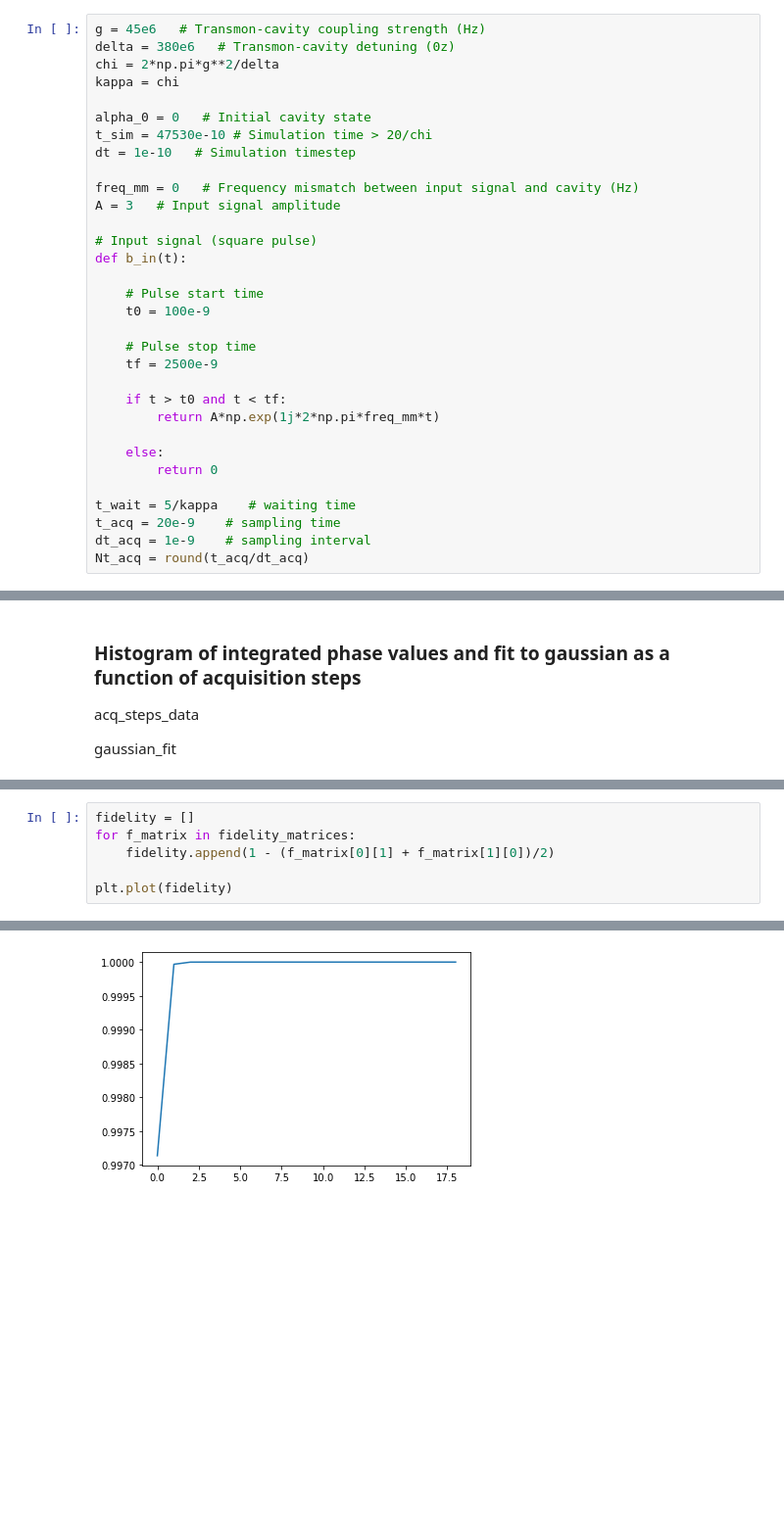
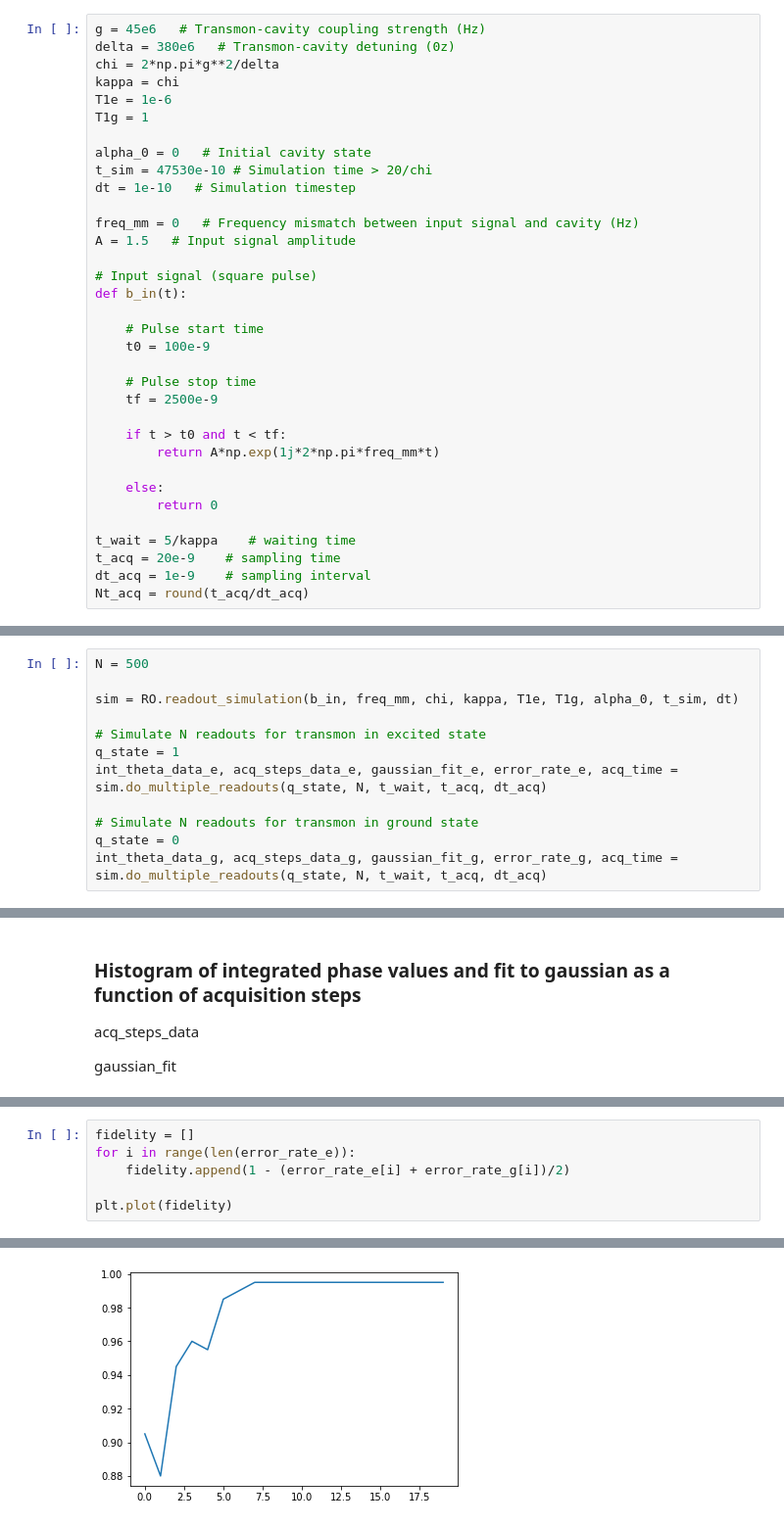
Before and after one commit to fernandovldrs/qcrew-readout, a Jupyter notebook: readout_optimization.ipynb, the cells around one changed output, grey strips where cells are left out. Shown at 98% size. Drawn from its saved outputs; the diff is of its cells as text; blank space fills up the shorter version.

Commit message:
added transmon relaxation

```diff
--- a/readout_optimization.ipynb
+++ b/readout_optimization.ipynb
@@ -15,13 +15,15 @@ g = 45e6   # Transmon-cavity coupling strength (Hz)
 delta = 380e6   # Transmon-cavity detuning (0z)
 chi = 2*np.pi*g**2/delta
 kappa = chi
+T1e = 1e-6
+T1g = 1
 
 alpha_0 = 0   # Initial cavity state
 t_sim = 47530e-10 # Simulation time > 20/chi
 dt = 1e-10   # Simulation timestep
 
 freq_mm = 0   # Frequency mismatch between input signal and cavity (Hz)
-A = 3   # Input signal amplitude
+A = 1.5   # Input signal amplitude
 
 # Input signal (square pulse)
 def b_in(t):
@@ -51,0 +83,12 @@ int_theta_data, acq_steps_data, gaussian_fit, fidelity_matrices, acq_time = sim.
+# %%
+N = 500
+
+sim = RO.readout_simulation(b_in, freq_mm, chi, kappa, T1e, T1g, alpha_0, t_sim, dt)
+
+# Simulate N readouts for transmon in excited state
+q_state = 1
+int_theta_data_e, acq_steps_data_e, gaussian_fit_e, error_rate_e, acq_time = sim.do_multiple_readouts(q_state, N, t_wait, t_acq, dt_acq)
+
+# Simulate N readouts for transmon in ground state
+q_state = 0
+int_theta_data_g, acq_steps_data_g, gaussian_fit_g, error_rate_g, acq_time = sim.do_multiple_readouts(q_state, N, t_wait, t_acq, dt_acq)
@@ -112,10 +173,10 @@ fidelity_matrices
 sim.exp_theta
 # %%
 fidelity = []
-for f_matrix in fidelity_matrices:
-    fidelity.append(1 - (f_matrix[0][1] + f_matrix[1][0])/2)
+for i in range(len(error_rate_e)):
+    fidelity.append(1 - (error_rate_e[i] + error_rate_g[i])/2)
 
 plt.plot(fidelity)
 # %% [output]
 [<matplotlib.lines.Line2D at 0x...>]
-[figure, old version]
+[figure, new version]
```
Also changed, not shown: parts of 6 cells of this notebook, 2 other files.
